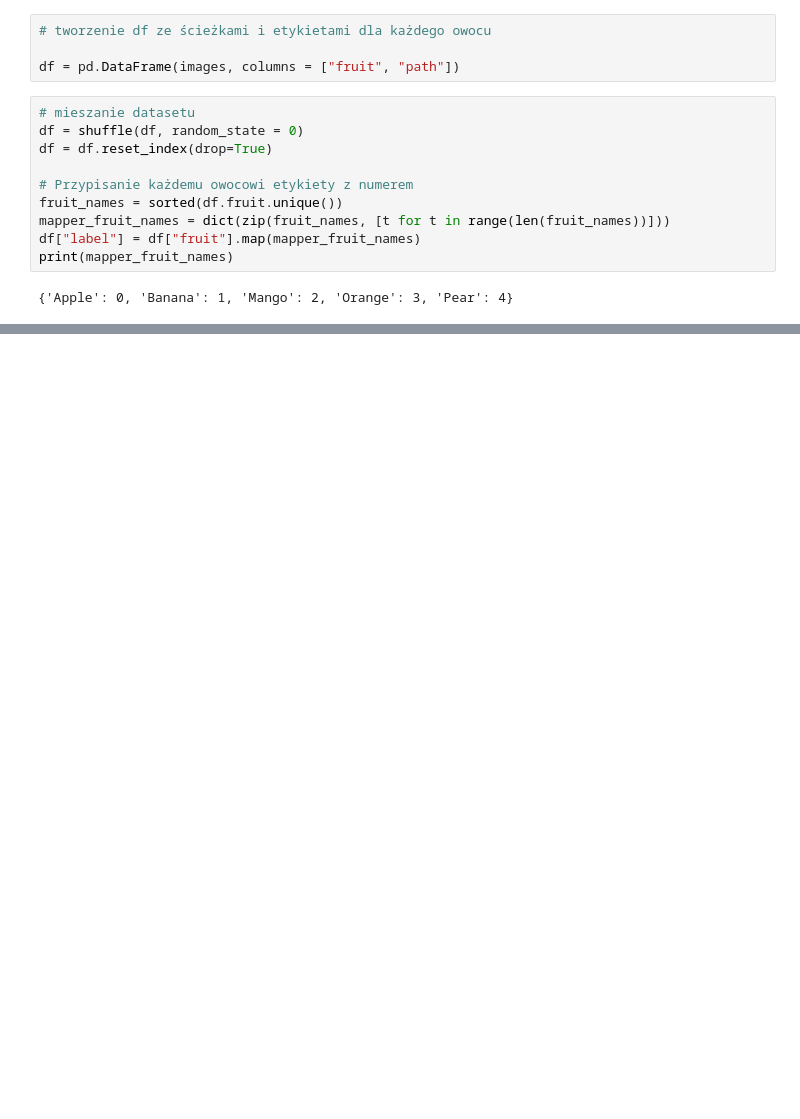
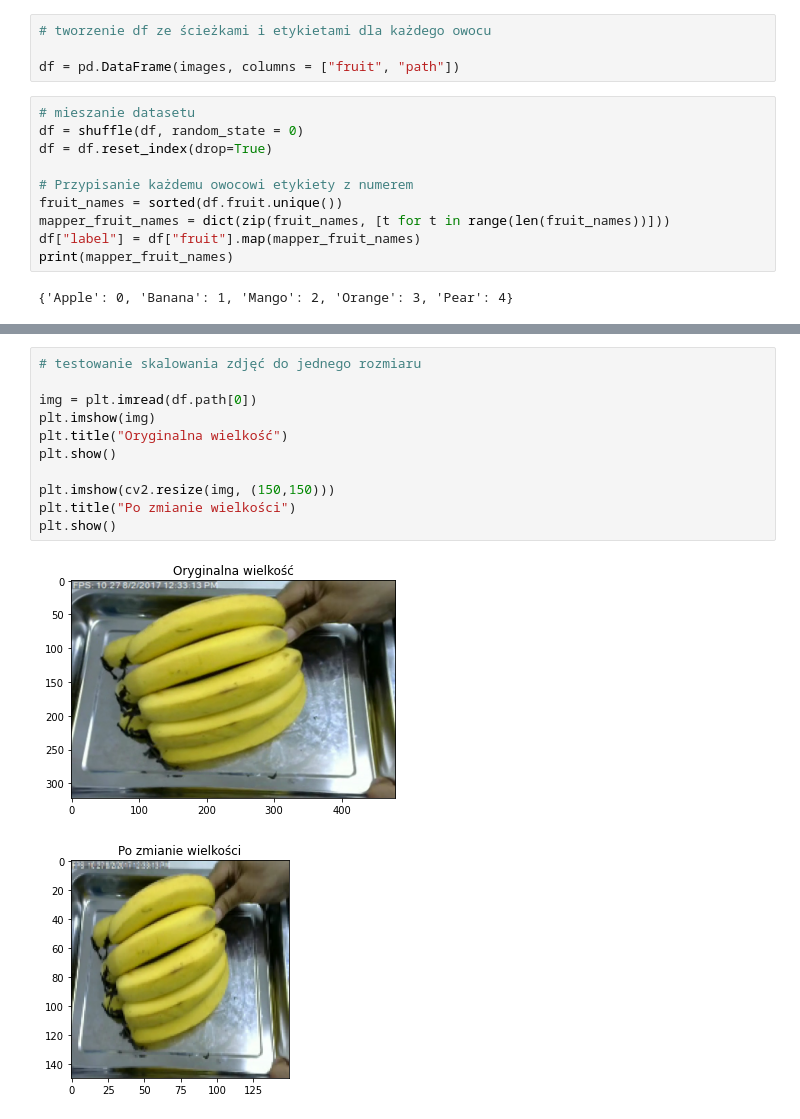
Before and after one commit to infoshareacademy/jdszr2-FrankensteinStranger, a Jupyter notebook: Projekt 4 - Deep Learning/Fruit_recognition.ipynb, the cells around one changed output, grey strips where cells are left out. Saved outputs shown, nothing was run; the diff lists cells and outputs as text; blank space fills up the shorter version.

```diff
--- a/Projekt 4 - Deep Learning/Fruit_recognition.ipynb
+++ b/Projekt 4 - Deep Learning/Fruit_recognition.ipynb
@@ -93,0 +120,14 @@ plt.show()
+# %%
+# testowanie skalowania zdjęć do jednego rozmiaru
+
+img = plt.imread(df.path[0])
+plt.imshow(img)
+plt.title("Oryginalna wielkość")
+plt.show()
+
+plt.imshow(cv2.resize(img, (150,150)))
+plt.title("Po zmianie wielkości")
+plt.show()
+# %% [output]
+[figure, added]
+[figure, added]
```
Also changed, not shown: parts of 16 cells of this notebook.
